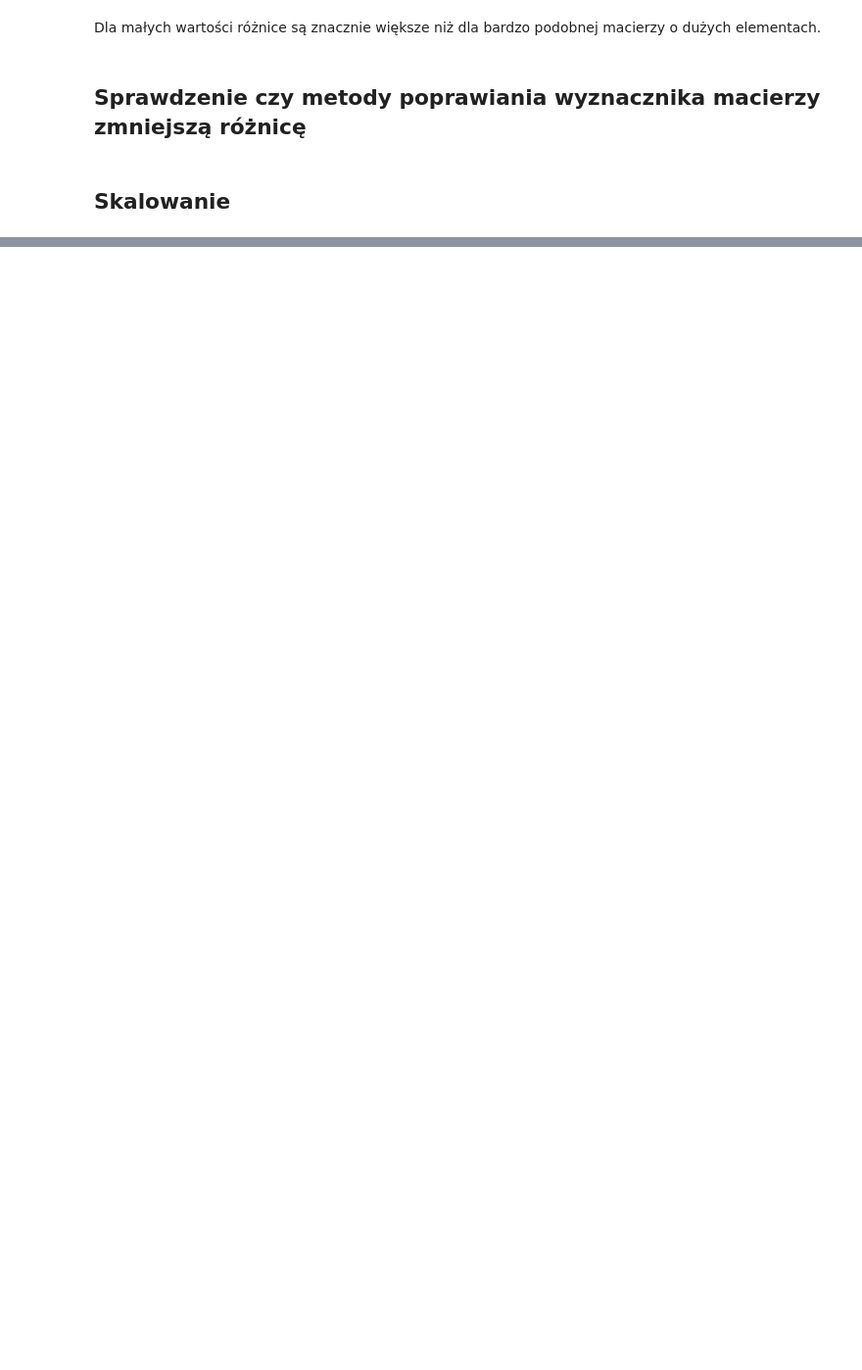
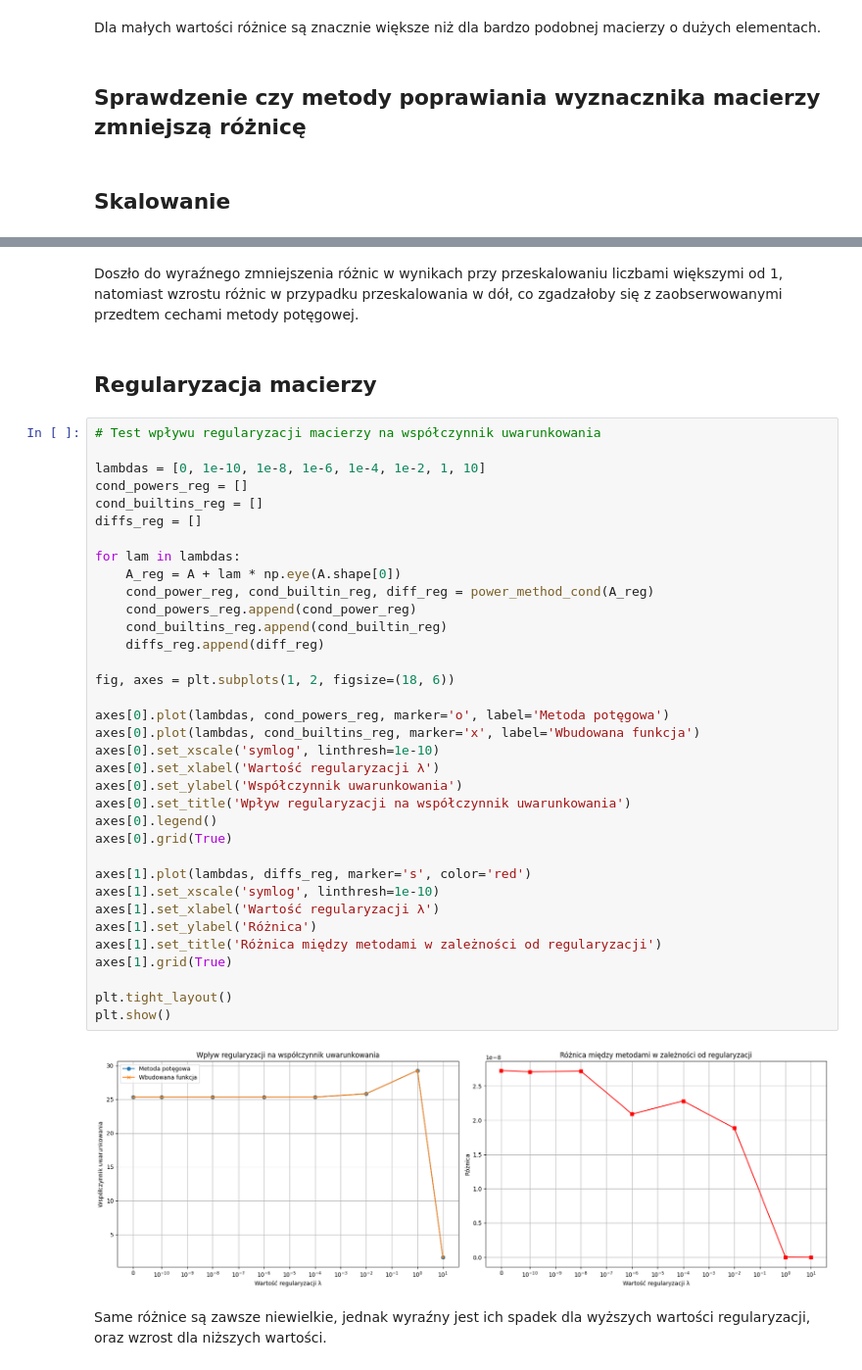
Before and after one commit to Hadidomena/MetodyNumeryczne, a Jupyter notebook: MetodyNumeryczne/Sprawozdanie3.ipynb, the cells around one changed output, grey strips where cells are left out. Shown at 98% size. Saved outputs shown, nothing was run; the diff lists cells and outputs as text; blank space fills up the shorter version.

```diff
--- a/MetodyNumeryczne/Sprawozdanie3.ipynb
+++ b/MetodyNumeryczne/Sprawozdanie3.ipynb
@@ -285,0 +289,43 @@ plt.show()
+# %% [markdown]
+Doszło do wyraźnego zmniejszenia różnic w wynikach przy przeskalowaniu liczbami większymi od 1, natomiast wzrostu różnic w przypadku przeskalowania w dół, co zgadzałoby się z zaobserwowanymi przedtem cechami metody potęgowej.
+# %% [markdown]
+## Regularyzacja macierzy
+# %%
+# Test wpływu regularyzacji macierzy na współczynnik uwarunkowania
+
+lambdas = [0, 1e-10, 1e-8, 1e-6, 1e-4, 1e-2, 1, 10]
+cond_powers_reg = []
+cond_builtins_reg = []
+diffs_reg = []
+
+for lam in lambdas:
+    A_reg = A + lam * np.eye(A.shape[0])
+    cond_power_reg, cond_builtin_reg, diff_reg = power_method_cond(A_reg)
+    cond_powers_reg.append(cond_power_reg)
+    cond_builtins_reg.append(cond_builtin_reg)
+    diffs_reg.append(diff_reg)
+
+fig, axes = plt.subplots(1, 2, figsize=(18, 6))
+
+axes[0].plot(lambdas, cond_powers_reg, marker='o', label='Metoda potęgowa')
+axes[0].plot(lambdas, cond_builtins_reg, marker='x', label='Wbudowana funkcja')
+axes[0].set_xscale('symlog', linthresh=1e-10)
+axes[0].set_xlabel('Wartość regularyzacji λ')
+axes[0].set_ylabel('Współczynnik uwarunkowania')
+axes[0].set_title('Wpływ regularyzacji na współczynnik uwarunkowania')
+axes[0].legend()
+axes[0].grid(True)
+
+axes[1].plot(lambdas, diffs_reg, marker='s', color='red')
+axes[1].set_xscale('symlog', linthresh=1e-10)
+axes[1].set_xlabel('Wartość regularyzacji λ')
+axes[1].set_ylabel('Różnica')
+axes[1].set_title('Różnica między metodami w zależności od regularyzacji')
+axes[1].grid(True)
+
+plt.tight_layout()
+plt.show()
+# %% [output]
+[figure, added]
+# %% [markdown]
+Same różnice są zawsze niewielkie, jednak wyraźny jest ich spadek dla wyższych wartości regularyzacji, oraz wzrost dla niższych wartości.
```
Also changed, not shown: parts of 7 cells of this notebook.
